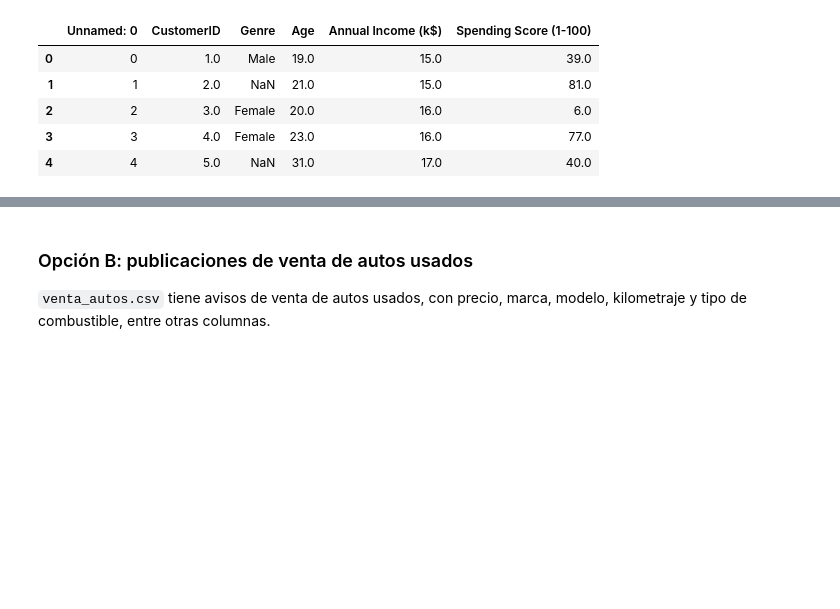
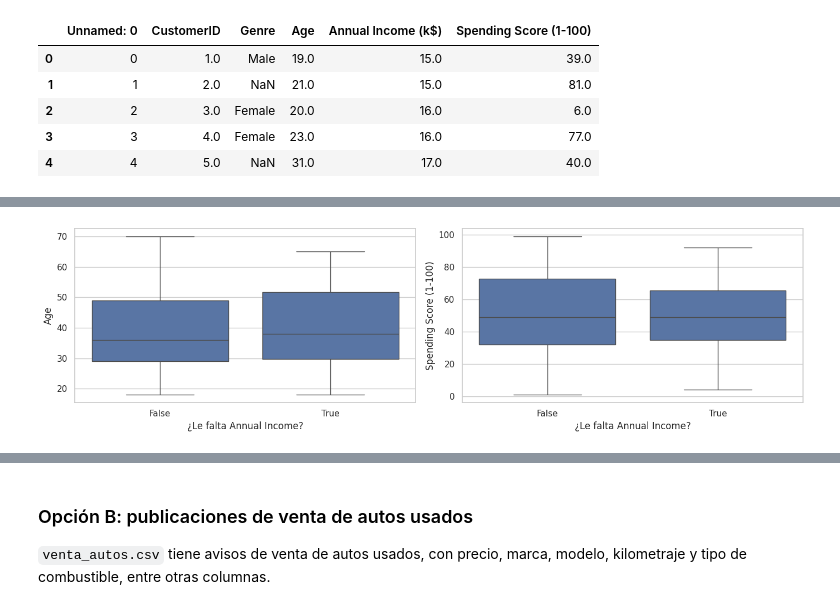
Before and after one commit to EmiiFernandez/actividades_data_sciente_ypf, a Jupyter notebook: notebook/C11_Notebook-15.ipynb, the cells around one changed output, grey strips where cells are left out. Saved outputs shown, nothing was run; the diff lists cells and outputs as text; code cells hidden in the pictures; blank space fills up the shorter version.

```diff
--- a/notebook/C11_Notebook-15.ipynb
+++ b/notebook/C11_Notebook-15.ipynb
@@ -448,7 +448,8 @@ Trabajamos en grupos con uno de los dos datasets que siguen. La consigna es la m
 `clientes_mall.csv` tiene datos de clientes de un centro comercial: edad, ingreso anual y un puntaje de gasto.
 # %%
 dataset_clientes = "clientes_mall.csv"
-clientes = pd.read_csv(url+dataset_clientes)
+df_clientes = pd.read_csv(url+dataset_clientes)
+clientes = df_clientes.copy()
 clientes.head()
 # %% [output]
 |  | Unnamed: 0 | CustomerID | Genre | Age | Annual Income (k$) | Spending Score (1-100) |
@@ -461,0 +481,13 @@ clientes.head()
+# %%
+# 1. Eliminamos la columna innecesaria directamente del DataFrame 'clientes'
+clientes = clientes.drop(columns=["Unnamed: 0"], errors="ignore")
+clientes = clientes.drop(columns=["CustomerID"], errors="ignore")
+
+# 2. Limpiamos los nombres de las columnas del DataFrame de espacios extras
+clientes.columns = clientes.columns.str.strip().str.replace(r"\s+", " ", regex=True)
+
+# 3. Eliminamos columnas duplicadas si las hubiera en el DataFrame
+clientes = clientes.drop_duplicates()
+
+# 4. Mostramos el resumen estadístico del DataFrame resultante
+clientes.describe().T
@@ -461,0 +553,13 @@ clientes.head()
+# %%
+fig, ax = plt.subplots(1, 2, figsize=(14, 4))
+
+sns.boxplot(x=clientes['Annual Income (k$)'].isna(), y=clientes['Age'], ax=ax[0])
+sns.boxplot(x=clientes['Annual Income (k$)'].isna(), y=clientes['Spending Score (1-100)'], ax=ax[1])
+
+for a in ax:
+    a.set_xlabel('¿Le falta Annual Income?')
+
+plt.tight_layout()
+plt.show()
+# %% [output]
+[figure, added]
```
Also changed, not shown: parts of 19 cells of this notebook.
